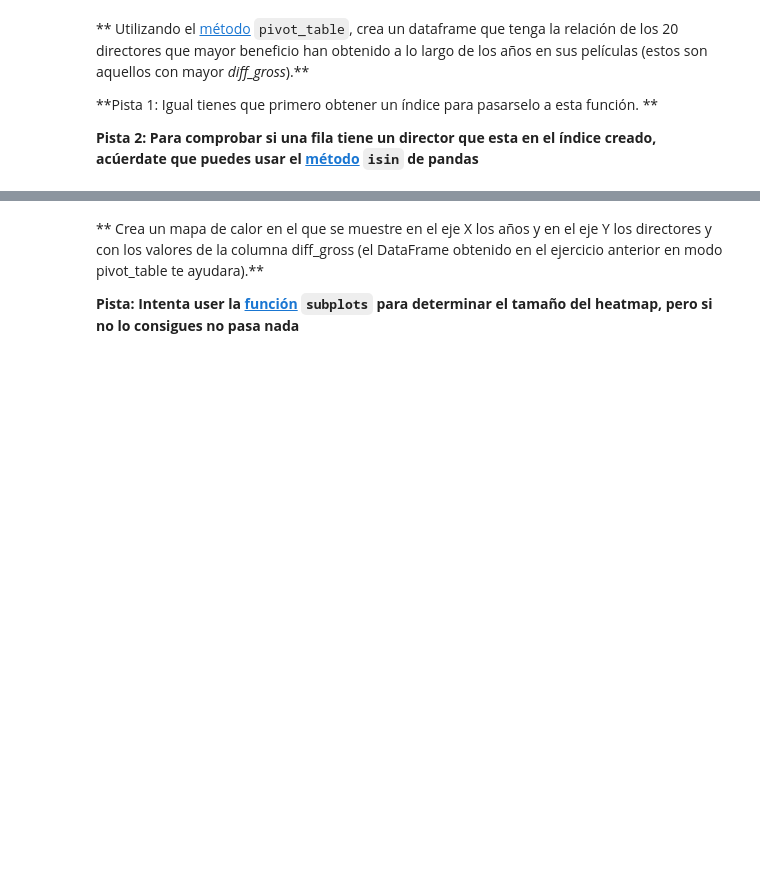
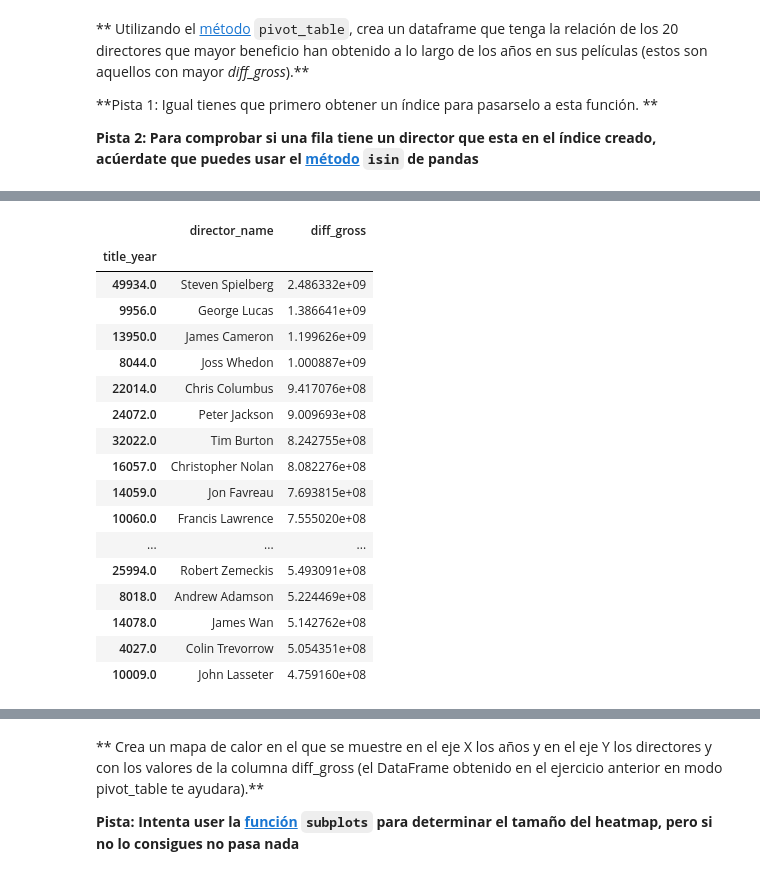
Before and after one commit to lcastro-bioinfo/python_data_science_master_unav, a Jupyter notebook: master_notebooks/parte1/2018_BIG_DATA_UNAV_Parte_2_EjercicioFinal.ipynb, the cells around one changed output, grey strips where cells are left out. Drawn from its saved outputs; the diff is of its cells as text; code cells hidden in the pictures; blank space fills up the shorter version.

```diff
--- a/master_notebooks/parte1/2018_BIG_DATA_UNAV_Parte_2_EjercicioFinal.ipynb
+++ b/master_notebooks/parte1/2018_BIG_DATA_UNAV_Parte_2_EjercicioFinal.ipynb
@@ -166,3 +166,10 @@ Name: diff_gross, dtype: float64
 **Pista 1: Igual tienes que primero obtener un índice para pasarselo a esta función. **
 
 **Pista 2: Para comprobar si una fila tiene un director que esta en el índice creado, acúerdate que puedes usar el [método](https://pandas.pydata.org/pandas-docs/stable/generated/pandas.DataFrame.isin.html) `isin` de pandas**
+# %%
+#Crear un data frame resetaendo el index del groupby:
+beneficios_rank = movie_new.groupby("director_name")
+beneficios_rank.sum().head()
+beneficios_rank = beneficios_rank.sum().reset_index()
+beneficios_rank.head(5)
+beneficios_rank.tail(10)
@@ -168,0 +188,25 @@ Name: diff_gross, dtype: float64
+# %%
+#creacion de title_year como index
+#beneficios_rank = beneficios_rank.set_index (keys = ["title_year"])
+#beneficios_rank.head(20)
+beneficios_rank = beneficios_rank.sort_values(['diff_gross'],ascending = False)
+beneficios_rank.head(20)
+# %% [output]
+|  | director_name | diff_gross |
+| title_year |  |  |
+| 49934.0 | Steven Spielberg | 2.486332e+09 |
+| 9956.0 | George Lucas | 1.386641e+09 |
+| 13950.0 | James Cameron | 1.199626e+09 |
+| 8044.0 | Joss Whedon | 1.000887e+09 |
+| 22014.0 | Chris Columbus | 9.417076e+08 |
+| 24072.0 | Peter Jackson | 9.009693e+08 |
+| 32022.0 | Tim Burton | 8.242755e+08 |
+| 16057.0 | Christopher Nolan | 8.082276e+08 |
+| 14059.0 | Jon Favreau | 7.693815e+08 |
+| 10060.0 | Francis Lawrence | 7.555020e+08 |
+| ... | ... | ... |
+| 25994.0 | Robert Zemeckis | 5.493091e+08 |
+| 8018.0 | Andrew Adamson | 5.224469e+08 |
+| 14078.0 | James Wan | 5.142762e+08 |
+| 4027.0 | Colin Trevorrow | 5.054351e+08 |
+| 10009.0 | John Lasseter | 4.759160e+08 |
```
Also changed, not shown: parts of 8 cells of this notebook.
